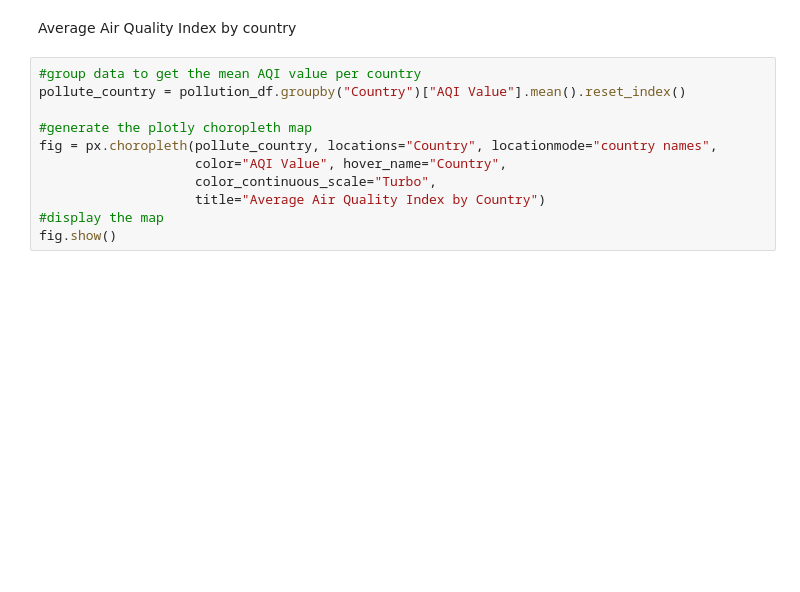
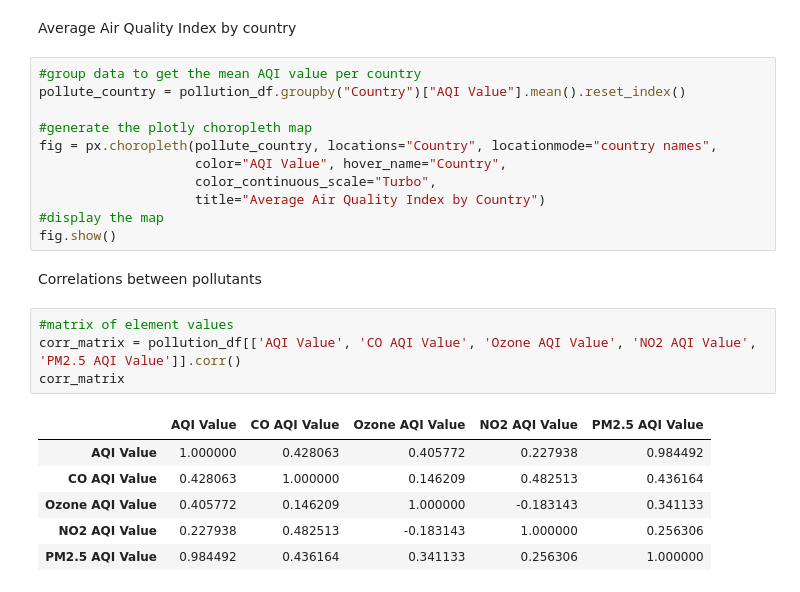
Before and after one commit to aroshacdX/msc-project-individual, a Jupyter notebook: AirPollutionAnalysis.ipynb, the cells around one changed output. Saved outputs shown, nothing was run; the diff lists cells and outputs as text; blank space fills up the shorter version.

```diff
--- a/AirPollutionAnalysis.ipynb
+++ b/AirPollutionAnalysis.ipynb
@@ -331,3 +331,16 @@ fig = px.choropleth(pollute_country, locations="Country", locationmode="country
                     title="Average Air Quality Index by Country")
 #display the map
 fig.show()
+# %% [markdown]
+Correlations between pollutants
+# %%
+#matrix of element values
+corr_matrix = pollution_df[['AQI Value', 'CO AQI Value', 'Ozone AQI Value', 'NO2 AQI Value', 'PM2.5 AQI Value']].corr()
+corr_matrix
+# %% [output]
+|  | AQI Value | CO AQI Value | Ozone AQI Value | NO2 AQI Value | PM2.5 AQI Value |
+| AQI Value | 1.000000 | 0.428063 | 0.405772 | 0.227938 | 0.984492 |
+| CO AQI Value | 0.428063 | 1.000000 | 0.146209 | 0.482513 | 0.436164 |
+| Ozone AQI Value | 0.405772 | 0.146209 | 1.000000 | -0.183143 | 0.341133 |
+| NO2 AQI Value | 0.227938 | 0.482513 | -0.183143 | 1.000000 | 0.256306 |
+| PM2.5 AQI Value | 0.984492 | 0.436164 | 0.341133 | 0.256306 | 1.000000 |
```
Also changed, not shown: parts of 1 cell of this notebook.
